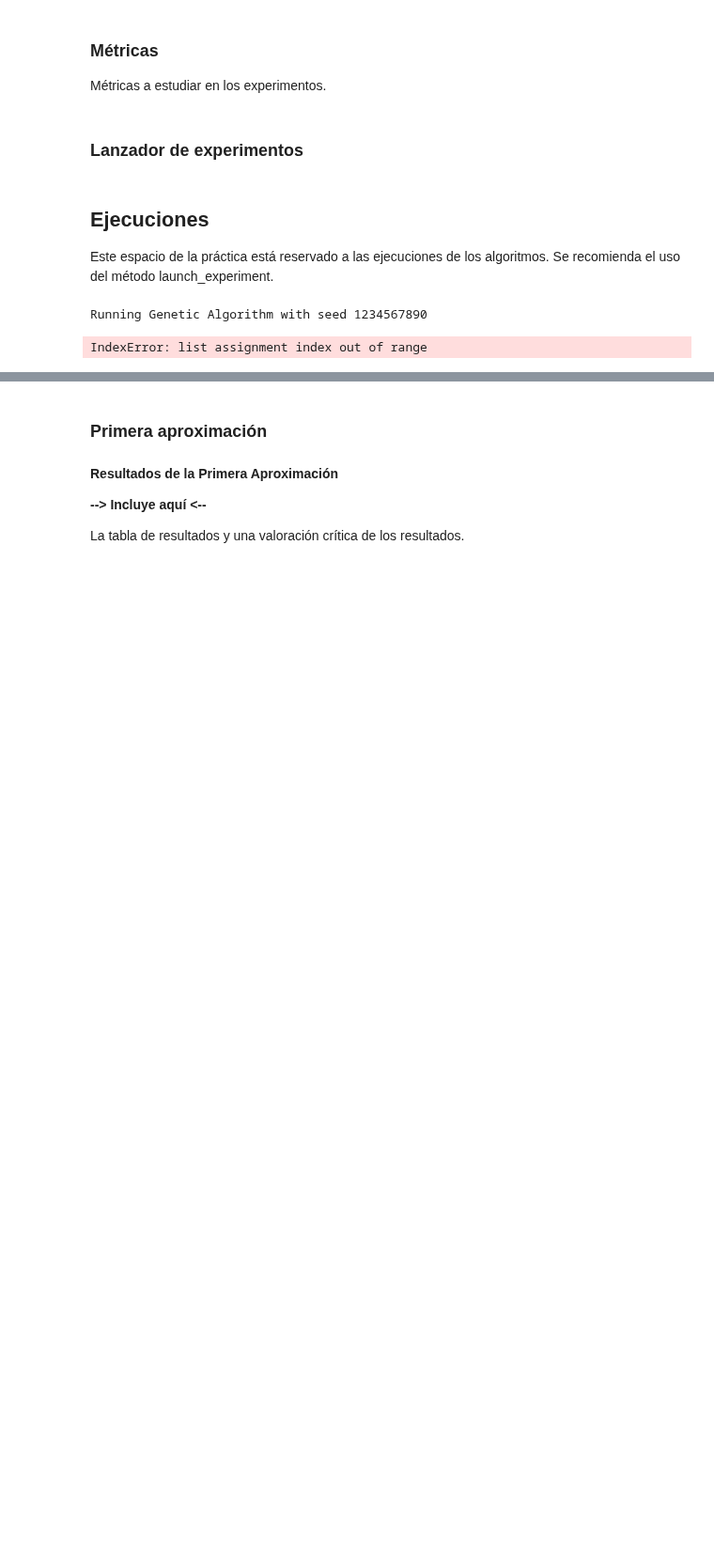
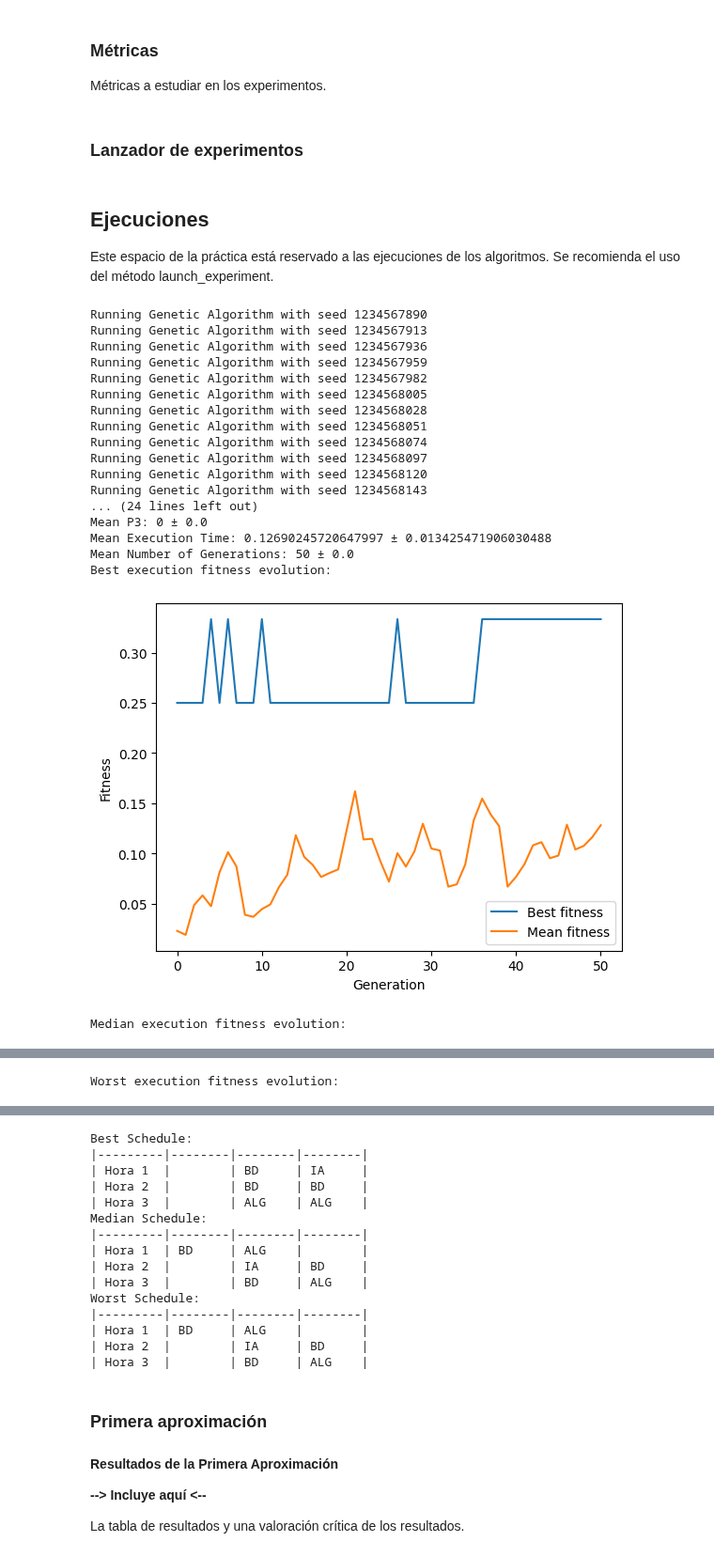
Before and after one commit to ggilperez/ia_practica_2, a Jupyter notebook: ia_practica_2/practica_evolutivos_grupo_IWSIT21-7.ipynb, the cells around one changed output, grey strips where cells are left out. Shown at 94% size. Saved outputs shown, nothing was run; the diff lists cells and outputs as text; code cells hidden in the pictures; blank space fills up the shorter version.

```diff
--- a/ia_practica_2/practica_evolutivos_grupo_IWSIT21-7.ipynb
+++ b/ia_practica_2/practica_evolutivos_grupo_IWSIT21-7.ipynb
@@ -401,8 +401,8 @@ def tournament_selection(population, fitness, number_parents, *args, **kwargs):
             point = np.random.randint(0,len(population)-1)
             selected_parents.append(population[point])
             fitness_s_parents.append(fitness(population[point], **kwargs))
-            print_timetabling_solution(population[point], dataset)
-            print(" Fitness: " + str(fitness(population[point], **kwargs)))
+            # print_timetabling_solution(population[point], dataset)
+            # print("Fitness: " + str(fitness(population[point], **kwargs)))
 
         parents.append(selected_parents[fitness_s_parents.index(max(fitness_s_parents))])
     return parents
@@ -539,26 +525,27 @@ indices=array([], dtype=int32)
 ### Selección ambiental (reemplazo generacional)
 # %%
 def generational_replacement(population, fitness, offspring, fitness_offspring, *args, **kwargs):
+    # Realiza la sustitución generacional de la población
+    # Debe devolver tanto la nueva población como el fitness de la misma
+    return offspring, fitness_offspring
+
+    # TODO: preguntar al profesor por este metodo
     combined_population = population + offspring
     combined_fitness = fitness + fitness_offspring
     sorted_indices = sorted(range(len(combined_fitness)), key=lambda i: combined_fitness[i])
     new_population = [combined_population[i] for i in sorted_indices[:len(population)]]
     new_fitness = [combined_fitness[i] for i in sorted_indices[:len(population)]]
     return new_population, new_fitness
-
-
-    # Realiza la sustitución generacional de la población
-    # Debe devolver tanto la nueva población como el fitness de la misma
-    #return None, None
 # %% [markdown]
 ## Algoritmo genético
 # %% [markdown]
 ### Condición de parada (número de generaciones)
 # %%
 def generation_stop(generation, fitness, *args, **kwargs):
+    # TODO: preguntar por el fitness
     max_gen=kwargs['max_gen']
     # Comprueba si se cumple el criterio de parada (máximo número de generaciones)
-    return None
+    return generation >= max_gen
 # %% [markdown]
 ### Algoritmo genético
 # %%
@@ -605,2 +593,14 @@ def genetic_algorithm(generate_population, pop_size, fitness_function, stopping_
 
     return population, fitness, generation, best_fitness, mean_fitness
+# %%
+# For debug
+population, fitness, generation, best_fitness, mean_fitness = genetic_algorithm(generate_initial_population_timetabling, 50, fitness_timetabling, generation_stop, 50, tournament_selection, one_point_crossover, 0.8, uniform_mutation, 0.1, generational_replacement, dataset=dataset, max_gen=50, tournament_size=2)
+print(f"{len(population)=}")
+print(f"{population=}")
+print(f"{len(fitness)=}")
+print(f"{fitness=}")
+print(f"{generation=}")
+print(f"{len(best_fitness)=}")
+print(f"{best_fitness=}")
+print(f"{len(mean_fitness)=}")
+print(f"{mean_fitness=}")
@@ -814,10 +824,37 @@ Este espacio de la práctica está reservado a las ejecuciones de los algoritmos
 # %%
 # Crear un conjunto de 31 semillas para los experimentos
 seeds = [1234567890 + i*23 for i in range(31)] # Semillas de ejemplo, cambiar por las semillas que se quieran
-launch_experiment(seeds, dataset1, generate_initial_population_timetabling, 50, fitness_timetabling, calculate_c1, calculate_c2,
+result = launch_experiment(seeds, dataset1, generate_initial_population_timetabling, 50, fitness_timetabling, calculate_c1, calculate_c2,
                   calculate_p1, calculate_p2, calculate_p3, generation_stop, 50, tournament_selection, one_point_crossover, 0.8,
                   uniform_mutation, 0.1, generational_replacement, max_gen=50, tournament_size=2)
+best_individuals, best_inds_fitness, best_fitnesses, mean_fitnesses, last_generations, execution_times = result
 # Recuerda también mostrar el horario de la mejor solución obtenida en los casos peor, mejor y mediano
+print("Best Schedule: ")
+best_execution = best_individuals[best_inds_fitness.index(max(best_inds_fitness))]
+print_timetabling_solution(best_execution, dataset=dataset1)
+print("Median Schedule: ")
+median_execution = best_individuals[best_inds_fitness.index(median(best_inds_fitness))]
+print_timetabling_solution(median_execution, dataset=dataset1)
+print("Worst Schedule: ")
+worst_execution = best_individuals[best_inds_fitness.index(min(best_inds_fitness))]
+print_timetabling_solution(worst_execution, dataset=dataset1)
 # %% [output]
 Running Genetic Algorithm with seed 1234567890
+Running Genetic Algorithm with seed 1234567913
+Running Genetic Algorithm with seed 1234567936
+Running Genetic Algorithm with seed 1234567959
+Running Genetic Algorithm with seed 1234567982
+Running Genetic Algorithm with seed 1234568005
+Running Genetic Algorithm with seed 1234568028
+Running Genetic Algorithm with seed 1234568051
+Running Genetic Algorithm with seed 1234568074
+Running Genetic Algorithm with seed 1234568097
+Running Genetic Algorithm with seed 1234568120
+Running Genetic Algorithm with seed 1234568143
+... (24 lines left out)
+Mean P3: 0 ± 0.0
+Mean Execution Time: 0.12690245720647997 ± 0.013425471906030488
+Mean Number of Generations: 50 ± 0.0
+Best execution fitness evolution:
+[figure, added]
-IndexError: list assignment index out of range
+Median execution fitness evolution:
@@ -823,0 +862 @@ IndexError: list assignment index out of range
+Worst execution fitness evolution:
@@ -824,3 +864,18 @@ IndexError: list assignment index out of range
+Best Schedule:
+|---------|--------|--------|--------|
+| Hora 1  |        | BD     | IA     |
+| Hora 2  |        | BD     | BD     |
+| Hora 3  |        | ALG    | ALG    |
+Median Schedule:
+|---------|--------|--------|--------|
+| Hora 1  | BD     | ALG    |        |
+| Hora 2  |        | IA     | BD     |
+| Hora 3  |        | BD     | ALG    |
+Worst Schedule:
+|---------|--------|--------|--------|
+| Hora 1  | BD     | ALG    |        |
+| Hora 2  |        | IA     | BD     |
+| Hora 3  |        | BD     | ALG    |
 # %% [markdown]
 ### Primera aproximación
 # %%
```
Also changed, not shown: parts of 9 cells of this notebook.
